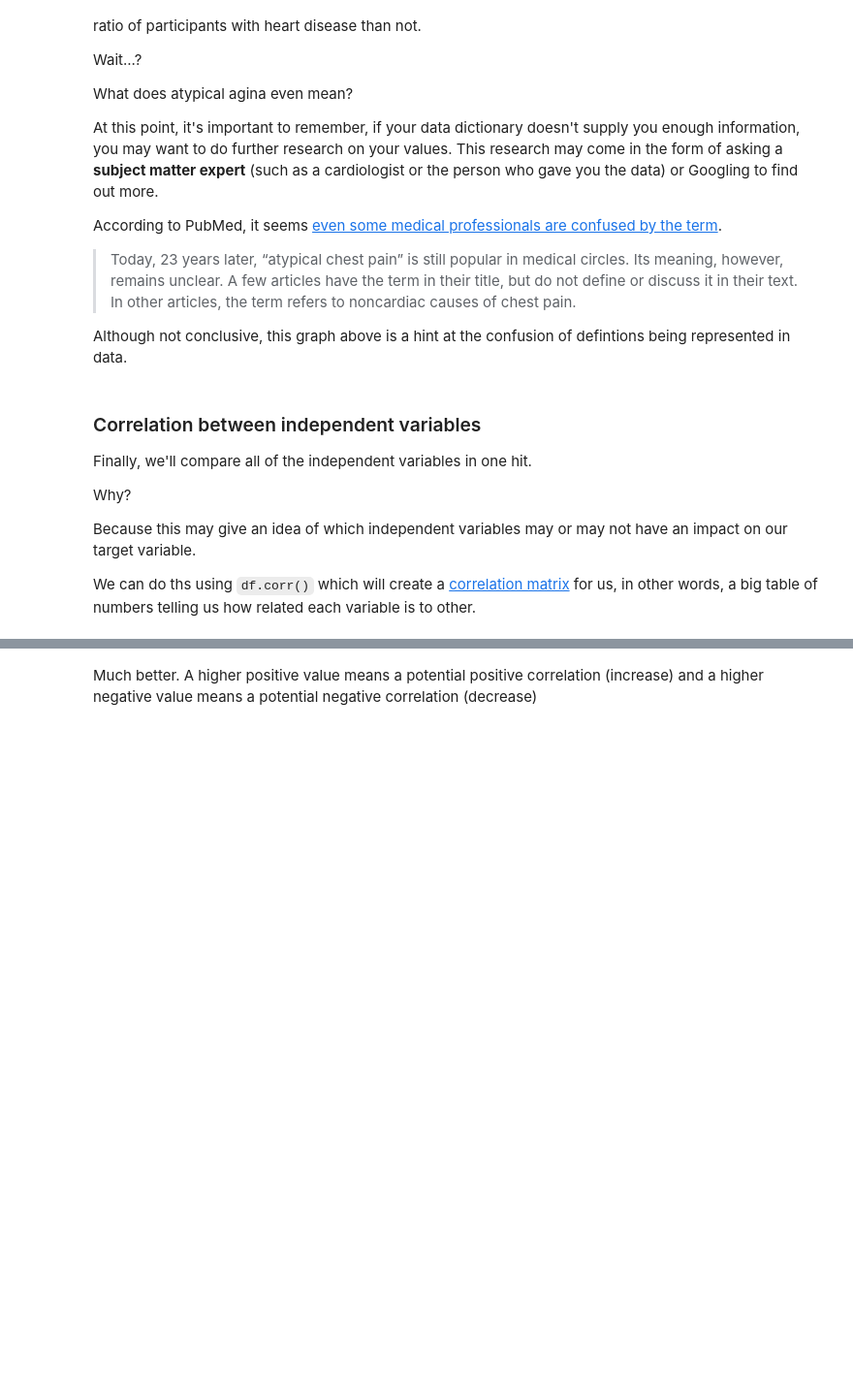
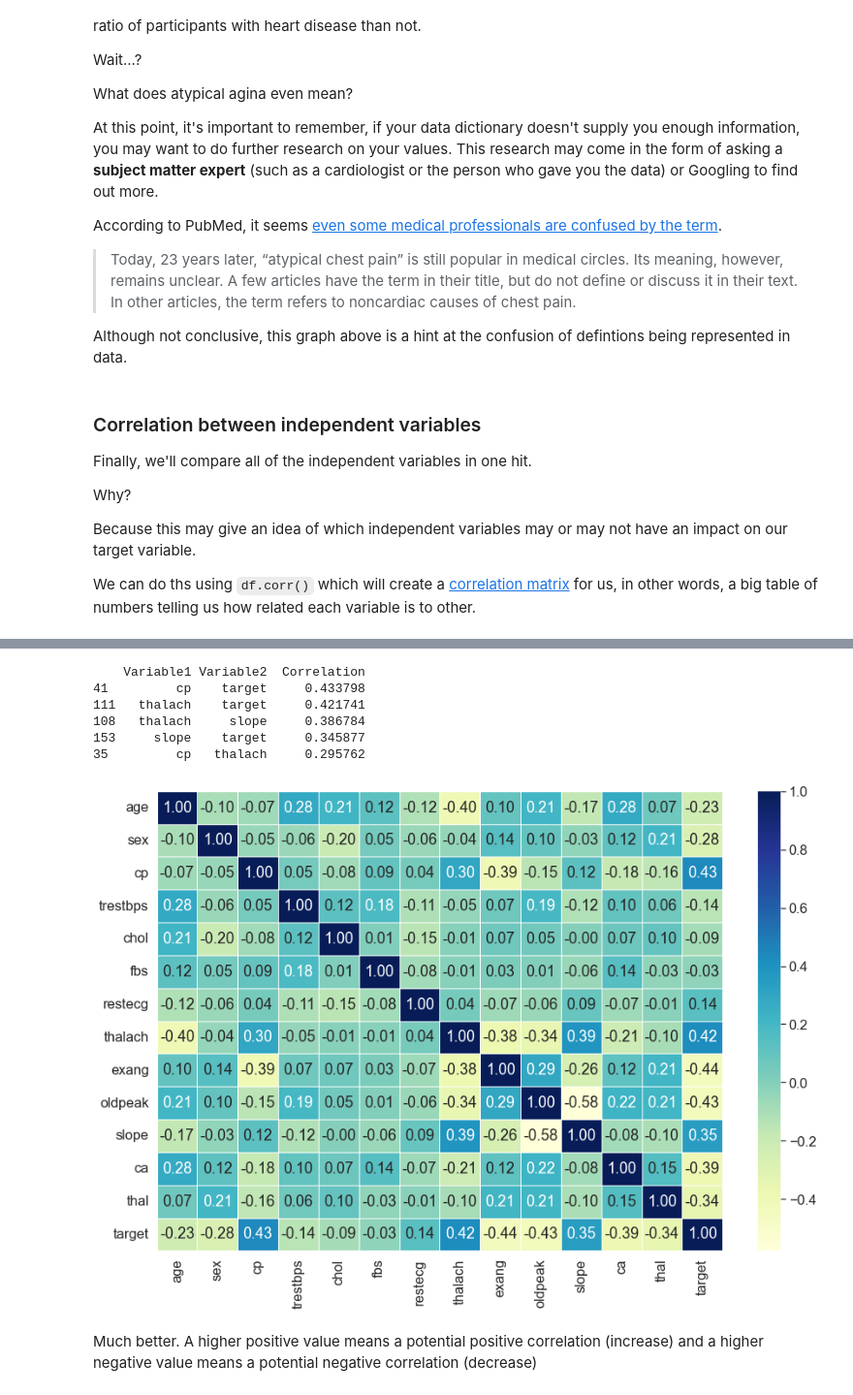
Before and after one commit to dzulaisar/machine-learning, a Jupyter notebook: prediction/heart-disease/end-to-end-heart-disease-classification.ipynb, the cells around one changed output, grey strips where cells are left out. Shown at 97% size. Drawn from its saved outputs; the diff is of its cells as text; code cells hidden in the pictures; blank space fills up the shorter version.

```diff
--- a/prediction/heart-disease/end-to-end-heart-disease-classification.ipynb
+++ b/prediction/heart-disease/end-to-end-heart-disease-classification.ipynb
@@ -505,3 +505,33 @@ ax = sns.heatmap(corr_matrix,
+# %%
+import pandas as pd
+import seaborn as sns
+import matplotlib.pyplot as plt
+
+# Assuming 'df' is your DataFrame
+corr_matrix = df.corr()
+
+# Flatten the correlation matrix and sort by correlation value
+corr_pairs = corr_matrix.unstack().reset_index()
+corr_pairs.columns = ['Variable1', 'Variable2', 'Correlation']
+corr_pairs = corr_pairs[corr_pairs['Variable1'] != corr_pairs['Variable2']]
+corr_pairs = corr_pairs.drop_duplicates(subset=['Correlation'], keep='first')
+top_corr_pairs = corr_pairs.sort_values(by='Correlation', ascending=False).head(5)
+
+# Display the top 5 highest correlation pairs
+print(top_corr_pairs)
+
+# Plot the heatmap for better visualization
+fig, ax = plt.subplots(figsize=(15, 10))
+sns.heatmap(corr_matrix, annot=True, linewidths=0.5, fmt=".2f", cmap="YlGnBu", ax=ax)
+plt.show()
+# %% [output]
+    Variable1 Variable2  Correlation
+41         cp    target     0.433798
+111   thalach    target     0.421741
+108   thalach     slope     0.386784
+153     slope    target     0.345877
+35         cp   thalach     0.295762
+[figure, added]
 # %% [markdown]
 Much better. A higher positive value means a potential positive correlation (increase) and a higher negative value means a potential negative correlation (decrease)
 # %% [markdown]
```
Also changed, not shown: parts of 2 cells of this notebook, 1 other file.
